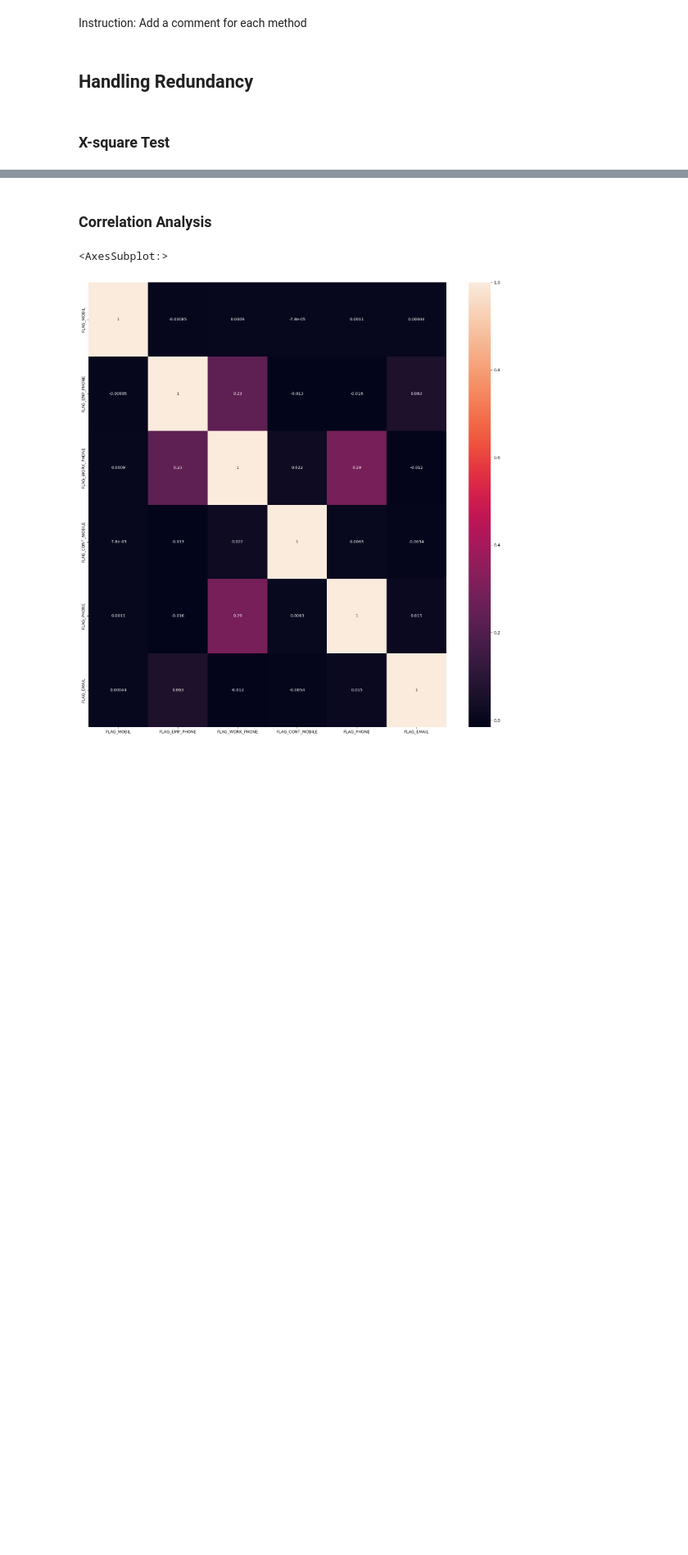
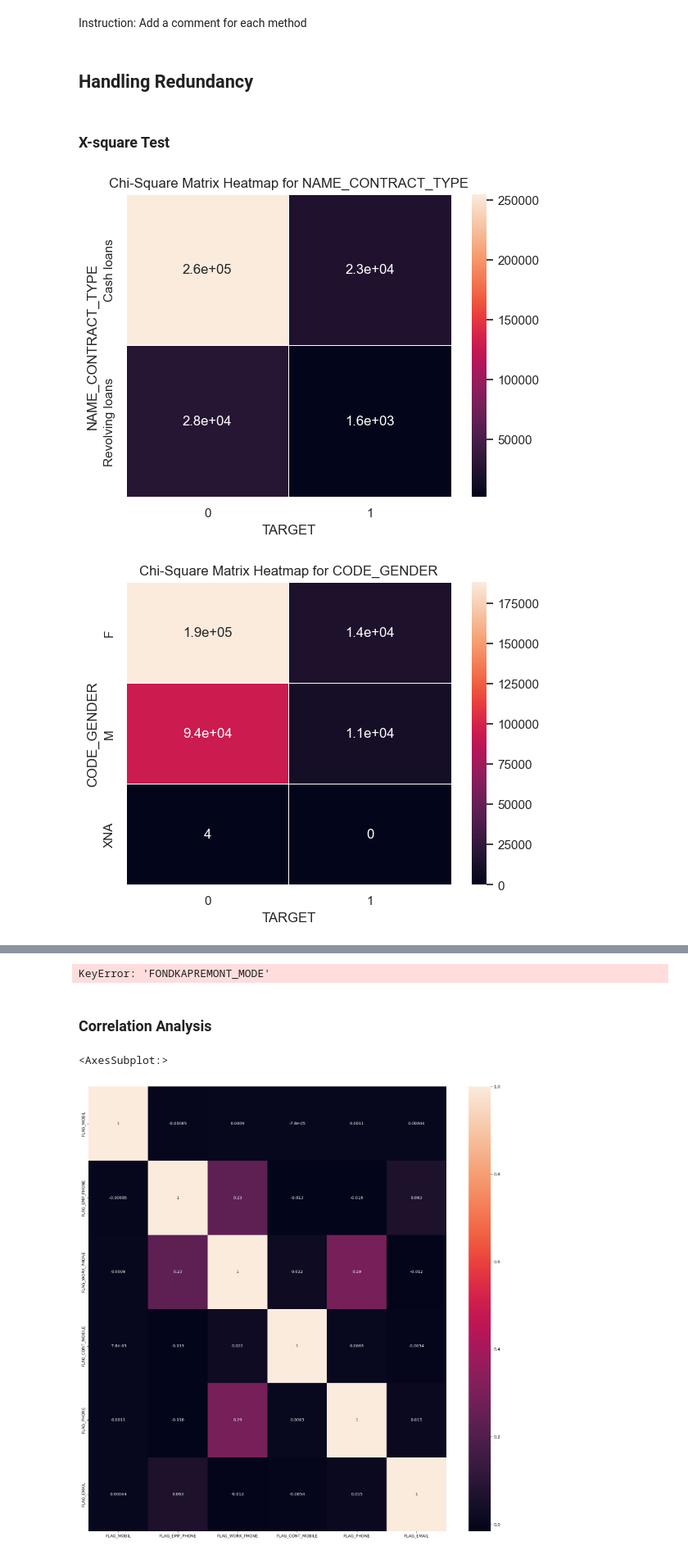
Before and after one commit to Marquinoli/Credit-Card-Fraud-Detection, a Jupyter notebook: project_cluster.ipynb, the cells around one changed output, grey strips where cells are left out. Shown at 82% size. Cells and saved outputs as stored; diff of their text form; code cells hidden in the pictures; blank space fills up the shorter version.

```diff
--- a/project_cluster.ipynb
+++ b/project_cluster.ipynb
@@ -256,7 +257,26 @@ for column in [contact, region, city, docs, rate, other]:
 ## Data Quality & Cleaning
 # %% [markdown]
 Instruction: Add a comment for each method
+# %%
+df1 = df1.drop(unwanted_objects, axis=1)
 # %% [markdown]
 ## Handling Redundancy
 # %% [markdown]
 ### X-square Test
+# %%
+target = df1['TARGET']
+
+#correlation between target and categorical attributes
+for column in object_columns.columns:
+
+    contingency_table = pd.crosstab(df1[column], target)
+
+    # Perform the chi-square test
+    chi2, p, dof, expected = stats.chi2_contingency(contingency_table)
+
+    sns.heatmap(contingency_table, annot=True, linewidths=0.5)
+    plt.title(f"Chi-Square Matrix Heatmap for {column}")
+    plt.show()
+# %% [output]
+[figure, added]
+[figure, added]
@@ -263,3 +293,4 @@ Instruction: Add a comment for each method
+KeyError: 'FONDKAPREMONT_MODE'
 # %% [markdown]
 ### Correlation Analysis
 # %%
```
Also changed, not shown: parts of 2 cells of this notebook.
